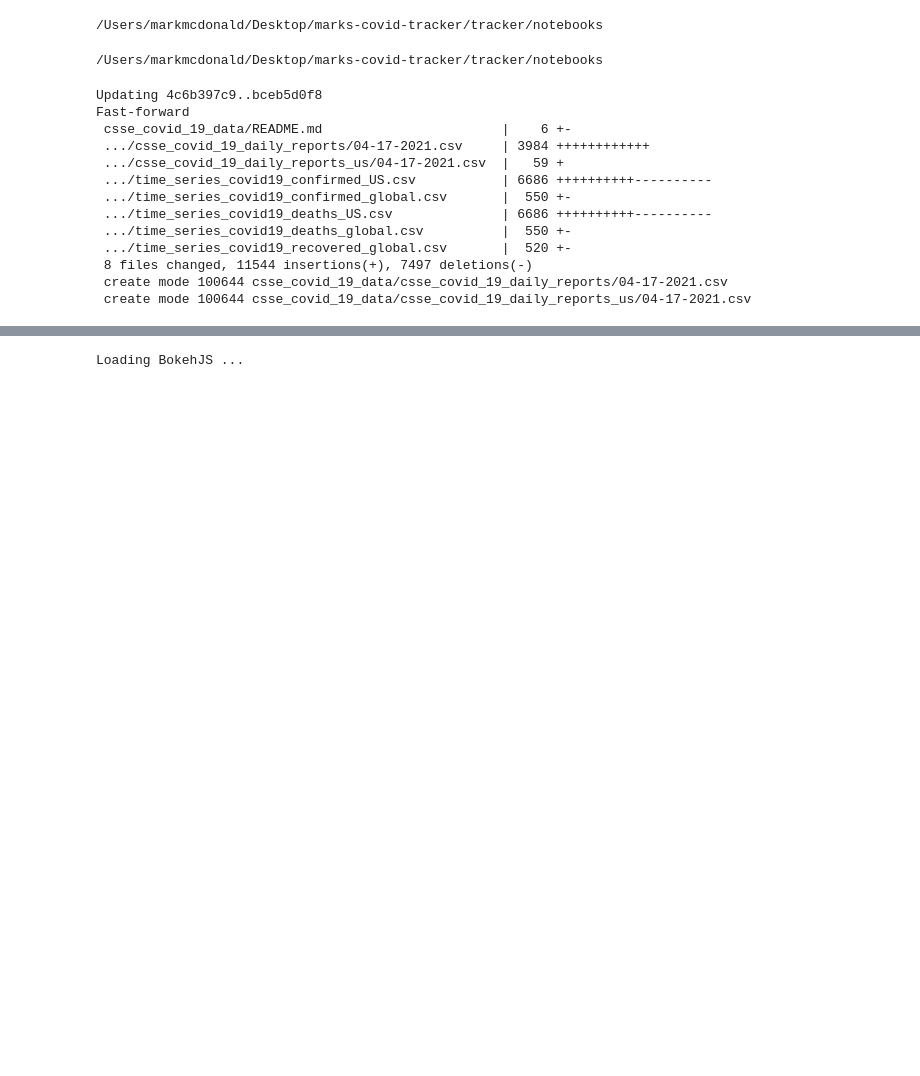
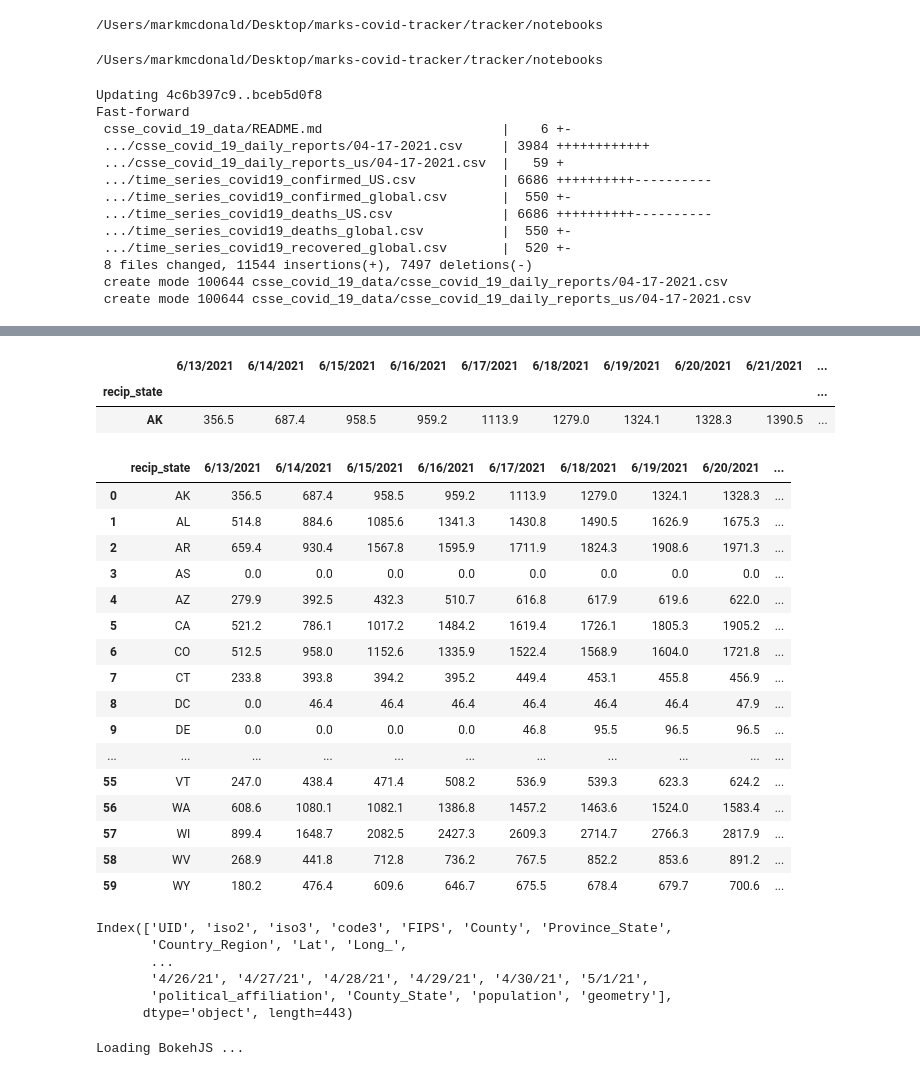
Before and after one commit to mcdomx/marks-covid-tracker, a Jupyter notebook: tracker/notebooks/tracker_notebook.ipynb, the cells around one changed output, grey strips where cells are left out. Drawn from its saved outputs; the diff is of its cells as text; code cells hidden in the pictures; blank space fills up the shorter version.

```diff
--- a/tracker/notebooks/tracker_notebook.ipynb
+++ b/tracker/notebooks/tracker_notebook.ipynb
@@ -325,0 +315,26 @@ Index(['UID', 'iso2', 'iso3', 'code3', 'FIPS', 'County', 'Province_State',
+# %%
+vax_df[vax_df.index.get_level_values('recip_state')=='AK'].groupby(by='recip_state').sum()
+# %% [output]
+|  | 6/13/2021 | 6/14/2021 | 6/15/2021 | 6/16/2021 | 6/17/2021 | 6/18/2021 | 6/19/2021 | 6/20/2021 | 6/21/2021 | ... |
+| recip_state |  |  |  |  |  |  |  |  |  | ... |
+| AK | 356.5 | 687.4 | 958.5 | 959.2 | 1113.9 | 1279.0 | 1324.1 | 1328.3 | 1390.5 | ... |
+# %%
+vax_df.groupby(by='recip_state').sum().reset_index()
+# %% [output]
+|  | recip_state | 6/13/2021 | 6/14/2021 | 6/15/2021 | 6/16/2021 | 6/17/2021 | 6/18/2021 | 6/19/2021 | 6/20/2021 | ... |
+| 0 | AK | 356.5 | 687.4 | 958.5 | 959.2 | 1113.9 | 1279.0 | 1324.1 | 1328.3 | ... |
+| 1 | AL | 514.8 | 884.6 | 1085.6 | 1341.3 | 1430.8 | 1490.5 | 1626.9 | 1675.3 | ... |
+| 2 | AR | 659.4 | 930.4 | 1567.8 | 1595.9 | 1711.9 | 1824.3 | 1908.6 | 1971.3 | ... |
+| 3 | AS | 0.0 | 0.0 | 0.0 | 0.0 | 0.0 | 0.0 | 0.0 | 0.0 | ... |
+| 4 | AZ | 279.9 | 392.5 | 432.3 | 510.7 | 616.8 | 617.9 | 619.6 | 622.0 | ... |
+| 5 | CA | 521.2 | 786.1 | 1017.2 | 1484.2 | 1619.4 | 1726.1 | 1805.3 | 1905.2 | ... |
+| 6 | CO | 512.5 | 958.0 | 1152.6 | 1335.9 | 1522.4 | 1568.9 | 1604.0 | 1721.8 | ... |
+| 7 | CT | 233.8 | 393.8 | 394.2 | 395.2 | 449.4 | 453.1 | 455.8 | 456.9 | ... |
+| 8 | DC | 0.0 | 46.4 | 46.4 | 46.4 | 46.4 | 46.4 | 46.4 | 47.9 | ... |
+| 9 | DE | 0.0 | 0.0 | 0.0 | 0.0 | 46.8 | 95.5 | 96.5 | 96.5 | ... |
+| ... | ... | ... | ... | ... | ... | ... | ... | ... | ... | ... |
+| 55 | VT | 247.0 | 438.4 | 471.4 | 508.2 | 536.9 | 539.3 | 623.3 | 624.2 | ... |
+| 56 | WA | 608.6 | 1080.1 | 1082.1 | 1386.8 | 1457.2 | 1463.6 | 1524.0 | 1583.4 | ... |
+| 57 | WI | 899.4 | 1648.7 | 2082.5 | 2427.3 | 2609.3 | 2714.7 | 2766.3 | 2817.9 | ... |
+| 58 | WV | 268.9 | 441.8 | 712.8 | 736.2 | 767.5 | 852.2 | 853.6 | 891.2 | ... |
+| 59 | WY | 180.2 | 476.4 | 609.6 | 646.7 | 675.5 | 678.4 | 679.7 | 700.6 | ... |
@@ -326,3 +343,12 @@ Index(['UID', 'iso2', 'iso3', 'code3', 'FIPS', 'County', 'Province_State',
+# %%
+d['df'].columns
+# %% [output]
+Index(['UID', 'iso2', 'iso3', 'code3', 'FIPS', 'County', 'Province_State',
+       'Country_Region', 'Lat', 'Long_',
+       ...
+       '4/26/21', '4/27/21', '4/28/21', '4/29/21', '4/30/21', '5/1/21',
+       'political_affiliation', 'County_State', 'population', 'geometry'],
+      dtype='object', length=443)
 # %%
 # GET CSV DATA, CLEAN DATA, AND PLACE INTO DICTIONARY FOR EASY ACCESS
 def get_dataframe(dataset, file_path: str = FILE_PATH) -> dict:
```
Also changed, not shown: parts of 25 cells of this notebook.
